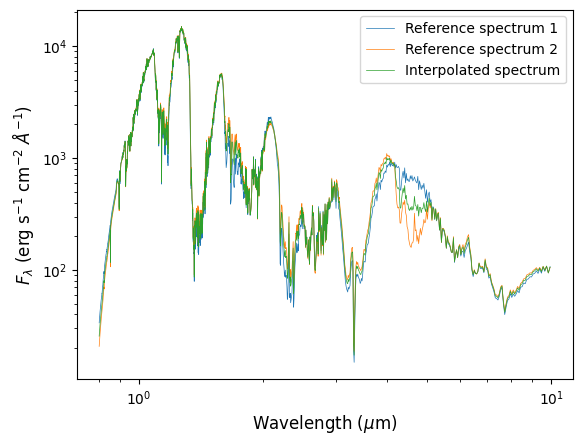
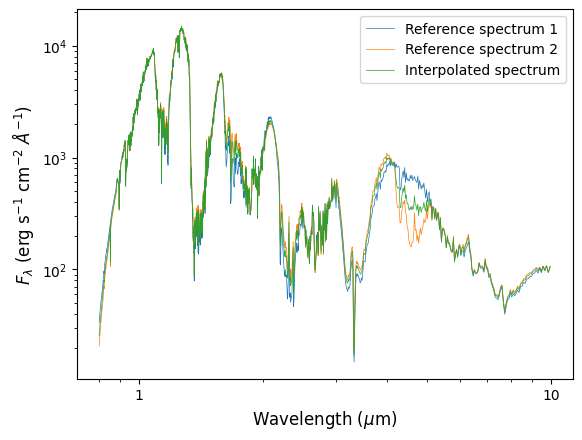
Code edit (unified diff) that turned the first committed figure into the second:
--- before
+++ after
@@ -1,2 +1,4 @@
+fig, ax = plt.subplots()
+
 xmin, xmax = 0.8, 10
 
@@ -16,4 +18,6 @@
 plt.yscale('log')
 
+ax.xaxis.set_major_formatter(StrMethodFormatter('{x:.0f}'))
+
 plt.xlabel(r'Wavelength ($\mu$m)', size=12)
 plt.ylabel(r'$F_\lambda\ ($erg s$^{-1}$ cm$^{-2}$ $\AA^{-1}$)', size=12)

Commit: Improve plots